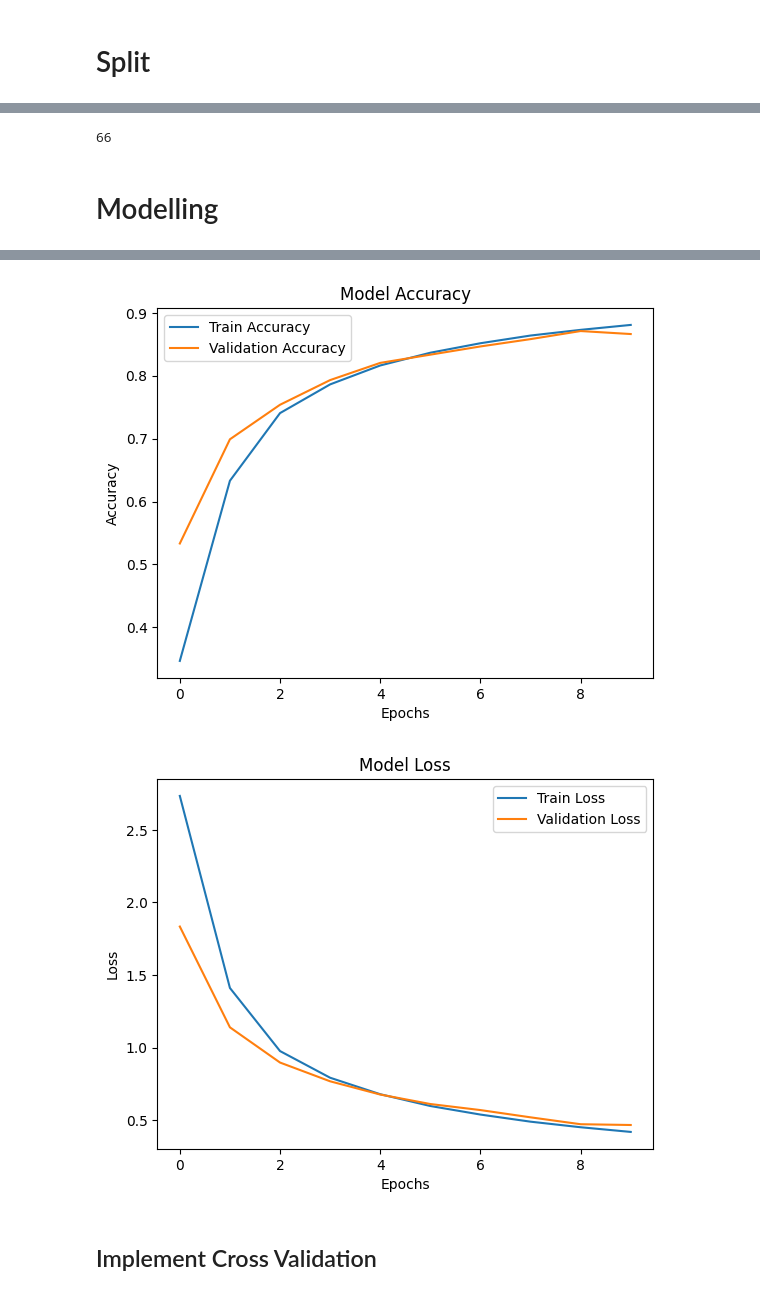
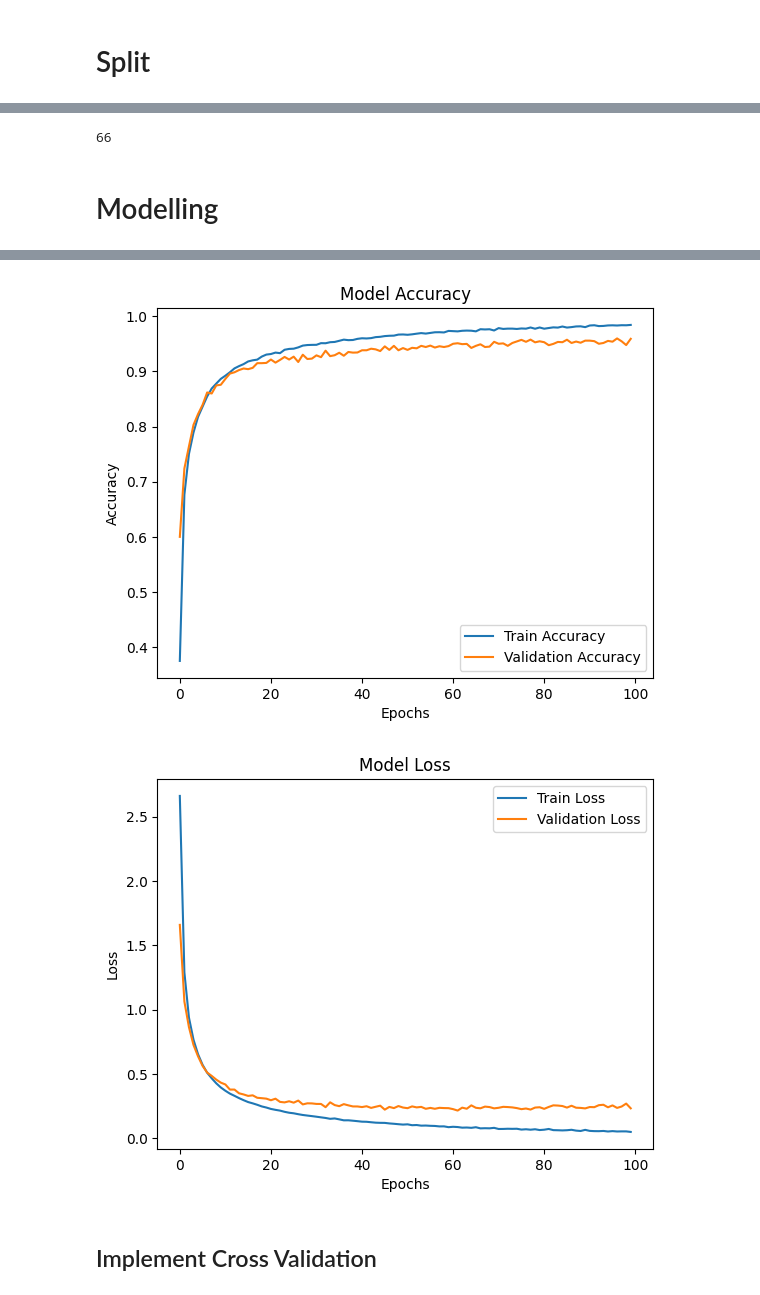
Before and after one commit to Swara-id/ml, a Jupyter notebook: modelling.ipynb, the cells around one changed output, grey strips where cells are left out. Cells and saved outputs as stored; diff of their text form; code cells hidden in the pictures.

```diff
--- a/modelling.ipynb
+++ b/modelling.ipynb
@@ -220,7 +225,7 @@ Label Mapping: {0: 'A', 1: 'Aku', 2: 'Apa', 3: 'B', 4: 'Bagaimana', 5: 'Baik', 6
 # Split
 # %%
 X_train, X_test, y_train, y_test = train_test_split(
-    X_scaled, y_encoded, test_size=0.2, random_state=42
+    X_scaled, y_one_hot, test_size=0.2, random_state=42
 )
 # %%
 X_train.shape
@@ -260,8 +274,8 @@ y_test_df[y_test_df[0] == 44].head()
-# %%
-total_class = len(set(y_encoded))
-print(total_class)
-# %% [output]
-66
+# %%
+total_class = y_train.shape[1]
+total_class
+# %% [output]
+66
 # %% [markdown]
 # Modelling
 # %%
@@ -270,24 +284,26 @@ model.add(Dense(64, input_dim=X_train.shape[1], activation="relu"))
 model.add(Dense(32, activation="relu"))
 model.add(Dense(total_class, activation="softmax"))
 
-model.compile(loss="sparse_categorical_crossentropy", optimizer="adam", metrics=["accuracy"])
-history = model.fit(X_train, y_train, epochs=10, batch_size=32, validation_data=(X_test, y_test))
+model.compile(loss="categorical_crossentropy", optimizer="adam", metrics=["accuracy"])
+history = model.fit(
+    X_train, y_train, epochs=100, batch_size=32, validation_data=(X_test, y_test)
+)
 
 # Visualisasi akurasi
-plt.plot(history.history['accuracy'], label='Train Accuracy')
-plt.plot(history.history['val_accuracy'], label='Validation Accuracy')
-plt.title('Model Accuracy')
-plt.xlabel('Epochs')
-plt.ylabel('Accuracy')
+plt.plot(history.history["accuracy"], label="Train Accuracy")
+plt.plot(history.history["val_accuracy"], label="Validation Accuracy")
+plt.title("Model Accuracy")
+plt.xlabel("Epochs")
+plt.ylabel("Accuracy")
 plt.legend()
 plt.show()
 
 # Visualisasi kerugian
-plt.plot(history.history['loss'], label='Train Loss')
-plt.plot(history.history['val_loss'], label='Validation Loss')
-plt.title('Model Loss')
-plt.xlabel('Epochs')
-plt.ylabel('Loss')
+plt.plot(history.history["loss"], label="Train Loss")
+plt.plot(history.history["val_loss"], label="Validation Loss")
+plt.title("Model Loss")
+plt.xlabel("Epochs")
+plt.ylabel("Loss")
 plt.legend()
 plt.show()
 # %% [output]
@@ -311,5 +327,5 @@ Epoch 10/10
-[figure, old version]
+[figure, new version]
-[figure, old version]
+[figure, new version]
 # %% [markdown]
 ## Implement Cross Validation
 # %%
```
Also changed, not shown: parts of 30 cells of this notebook, 8 other files.
